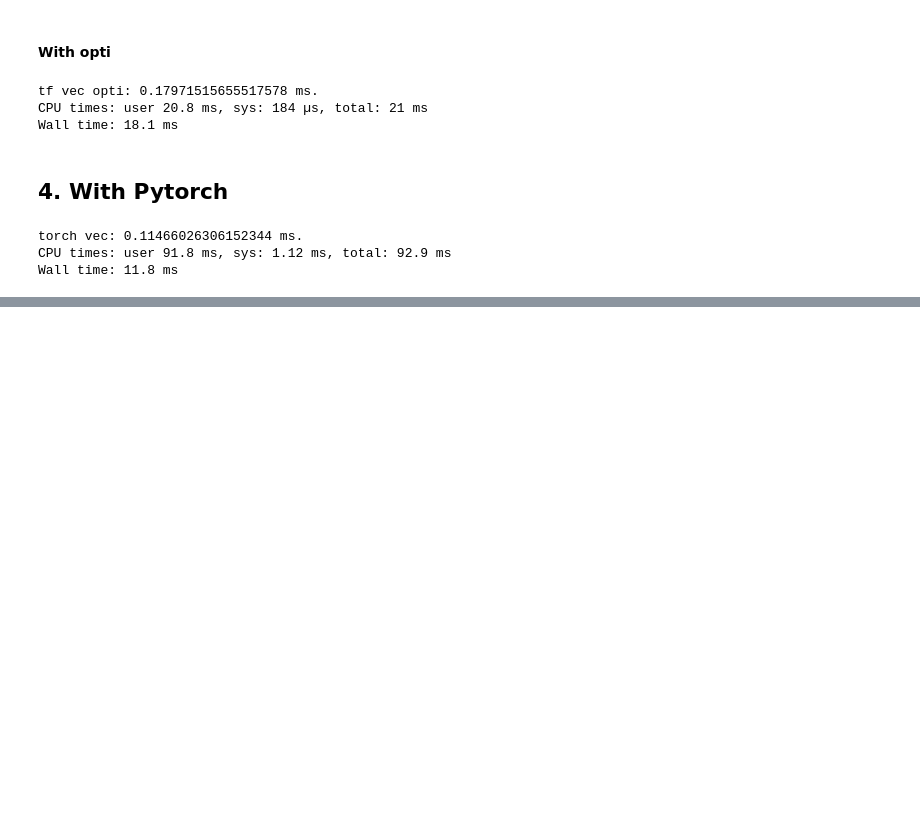
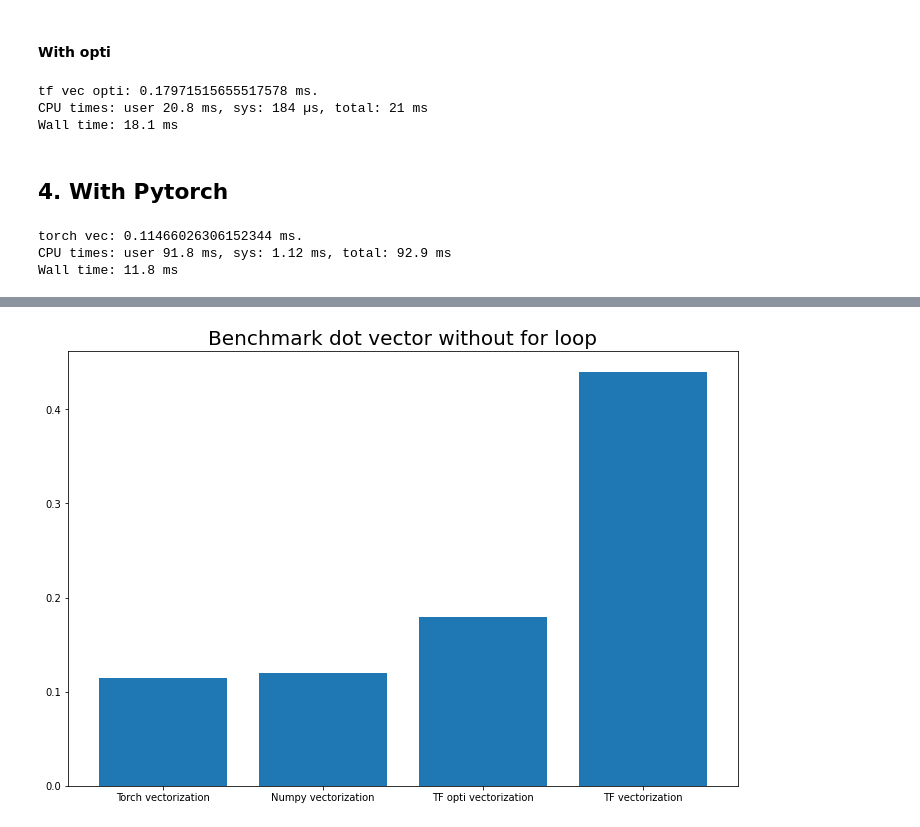
Before and after one commit to ThomasFavrel/Deep_learning_spe_Coursera, a Jupyter notebook: 01_Neural_Networks_And_Deep_Learning/01_vectorization.ipynb, the cells around one changed output, grey strips where cells are left out. Cells and saved outputs as stored; diff of their text form; code cells hidden in the pictures; blank space fills up the shorter version.

```diff
--- a/01_Neural_Networks_And_Deep_Learning/01_vectorization.ipynb
+++ b/01_Neural_Networks_And_Deep_Learning/01_vectorization.ipynb
@@ -118,2 +142,9 @@ times = [
+# %%
+fig = plt.figure(figsize=(12, 8))
+plt.bar(df_time.index.values[:-1], df_time['Time (ms)'].values[:-1])
+plt.title('Benchmark dot vector without for loop', size=20)
+plt.show();
+# %% [output]
+[figure, added]
 # %% [markdown]
 <img src="img/tensor_vec.jpg" alt="drawing"/>
```
Also changed, not shown: parts of 6 cells of this notebook.
